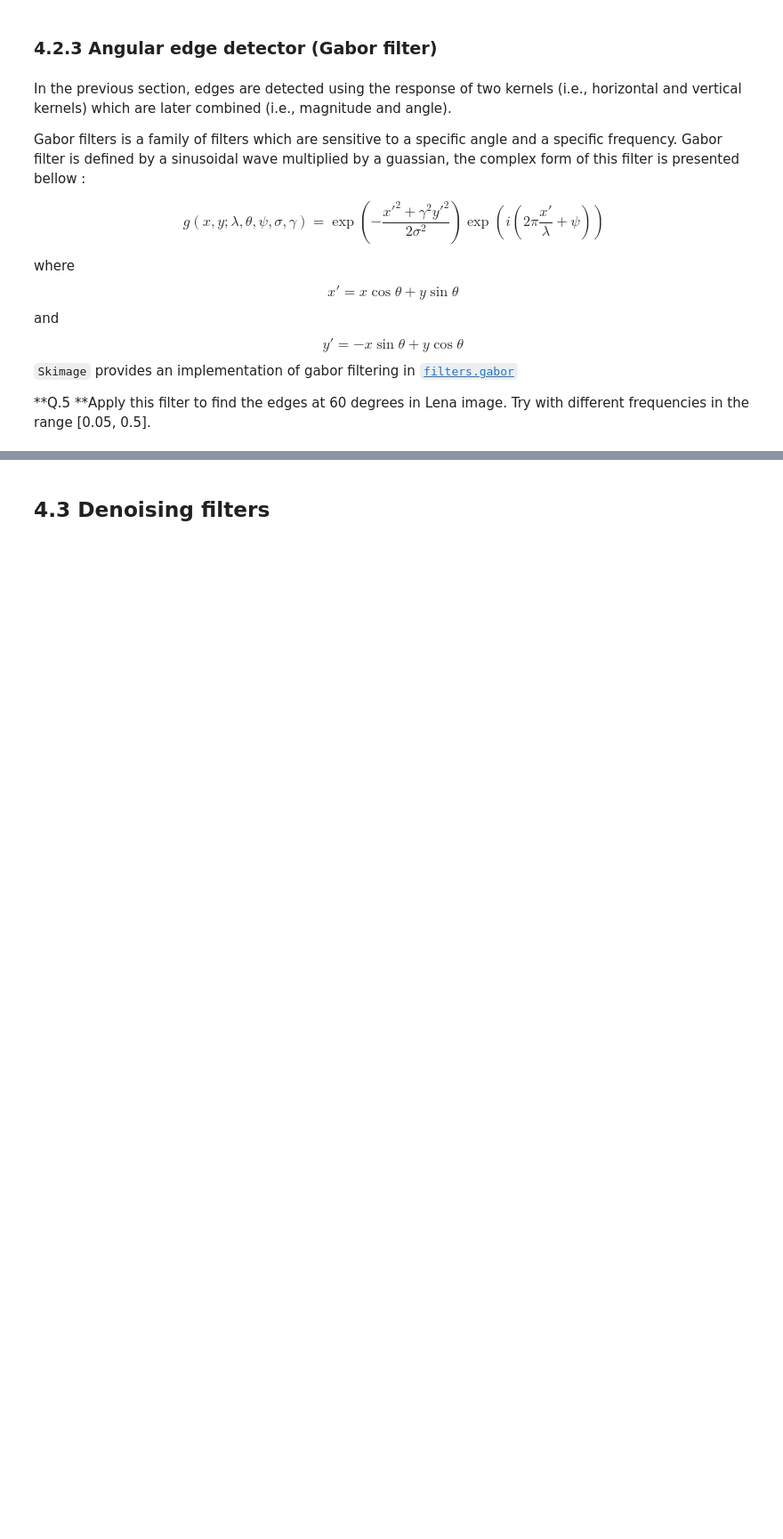
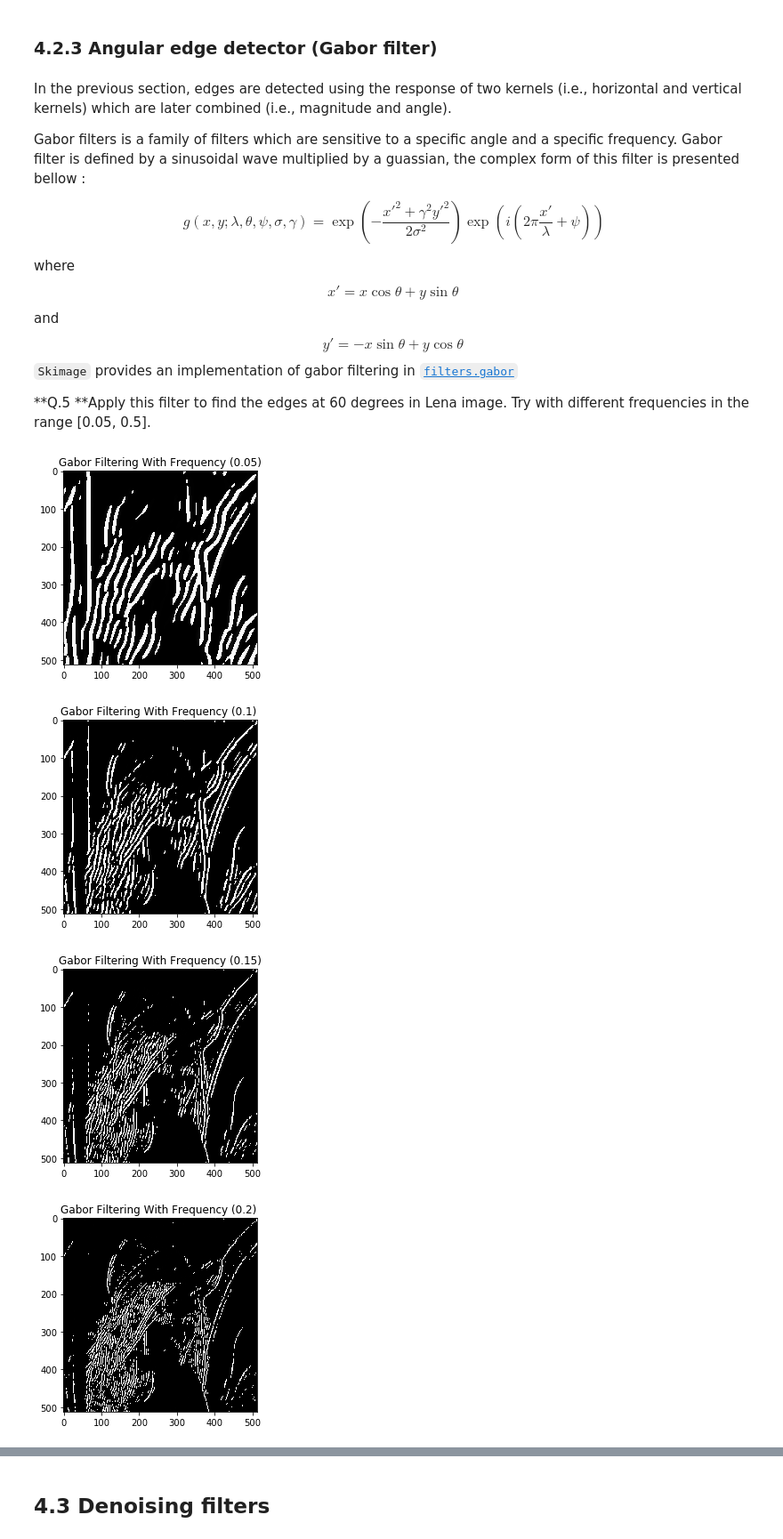
Before and after one commit to Amayawson/B31XB-IIP-TP-1718, a Jupyter notebook: 4-filter-spatial-domain/4-spatial-filter.ipynb, the cells around one changed output, grey strips where cells are left out. Shown at 89% size. Cells and saved outputs as stored; diff of their text form; code cells hidden in the pictures; blank space fills up the shorter version.

```diff
--- a/4-filter-spatial-domain/4-spatial-filter.ipynb
+++ b/4-filter-spatial-domain/4-spatial-filter.ipynb
@@ -169,3 +228,49 @@ $$
 
 
 **Q.5 **Apply this filter to find the edges at 60 degrees in Lena image. Try with different frequencies in the range [0.05, 0.5].
+# %%
+from skimage.filters import gabor
+from skimage import data, io
+from matplotlib import pyplot as plt
+
+LenaImage = io.imread('./images/lena-grey.bmp')
+# detecting edges in a coin image
+filt_real, filt_imag = gabor(LenaImage, frequency=0.05,theta=60)
+plt.imshow( filt_real,cmap = cm.Greys_r)
+plt.title('Gabor Filtering With Frequency (0.05)' )
+io.show()
+
+filt_real, filt_imag = gabor(LenaImage, frequency=0.1,theta=60)
+plt.imshow(filt_real,cmap = cm.Greys_r)
+plt.title('Gabor Filtering With Frequency (0.1) ')
+io.show()
+
+filt_real, filt_imag= gabor(LenaImage, frequency=0.15,theta=60)
+plt.imshow(filt_real,cmap = cm.Greys_r)
+plt.title('Gabor Filtering With Frequency (0.15)')
+io.show()
+
+filt_real, filt_imag= gabor(LenaImage, frequency=0.2,theta=60)
+plt.imshow(filt_real,cmap = cm.Greys_r)
+plt.title('Gabor Filtering With Frequency (0.2) ')
+io.show()
+
+filt_real, filt_imag = gabor(LenaImage, frequency=0.3,theta=60)
+plt.imshow(filt_real,cmap = cm.Greys_r)
+plt.title('Gabor Filtering With Frequency (0.1) ')
+io.show()
+
+filt_real, filt_imag = gabor(LenaImage, frequency=0.4,theta=60)
+plt.imshow(filt_real,cmap = cm.Greys_r)
+plt.title('Gabor Filtering With Frequency (0.4) ')
+io.show()
+
+filt_real, filt_imag = gabor(LenaImage, frequency=0.5,theta=60)
+plt.imshow( filt_real,cmap = cm.Greys_r)
+plt.title('Gabor Filtering With Frequency (0.5) ')
+io.show()
+# %% [output]
+[figure, added]
+[figure, added]
+[figure, added]
+[figure, added]
```
Also changed, not shown: parts of 8 cells of this notebook, 1 other file.
